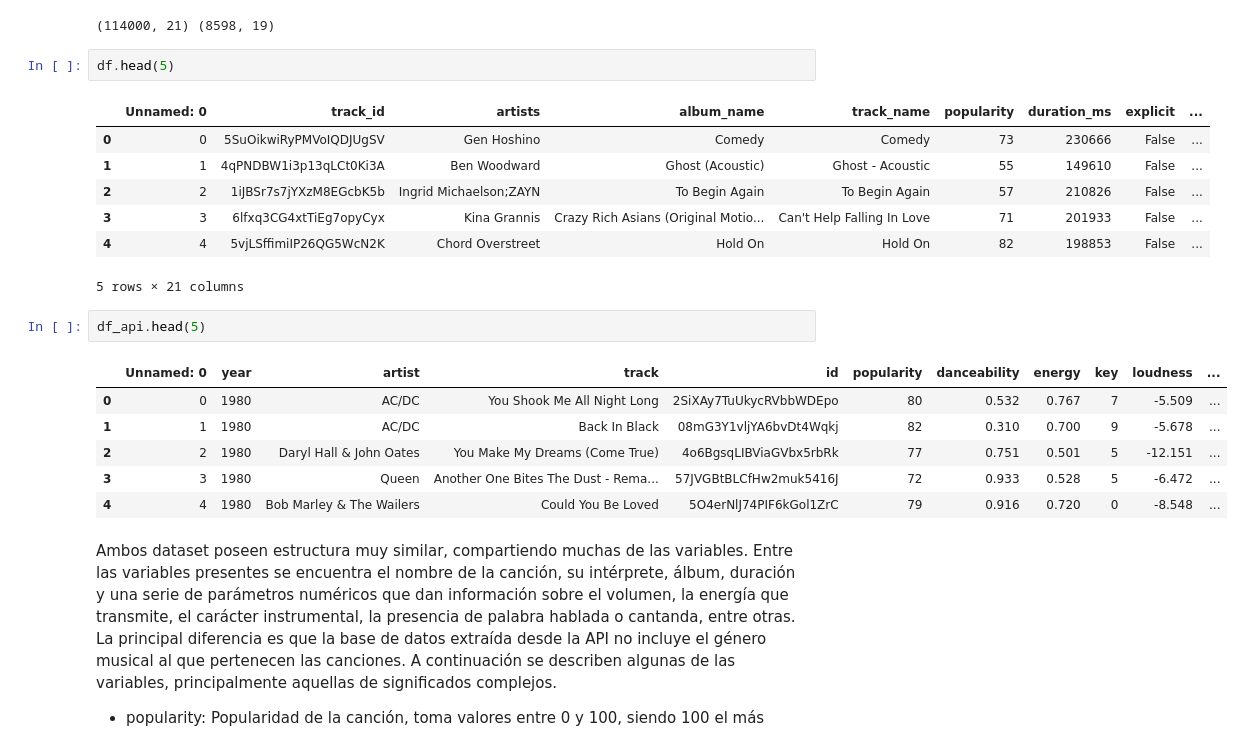
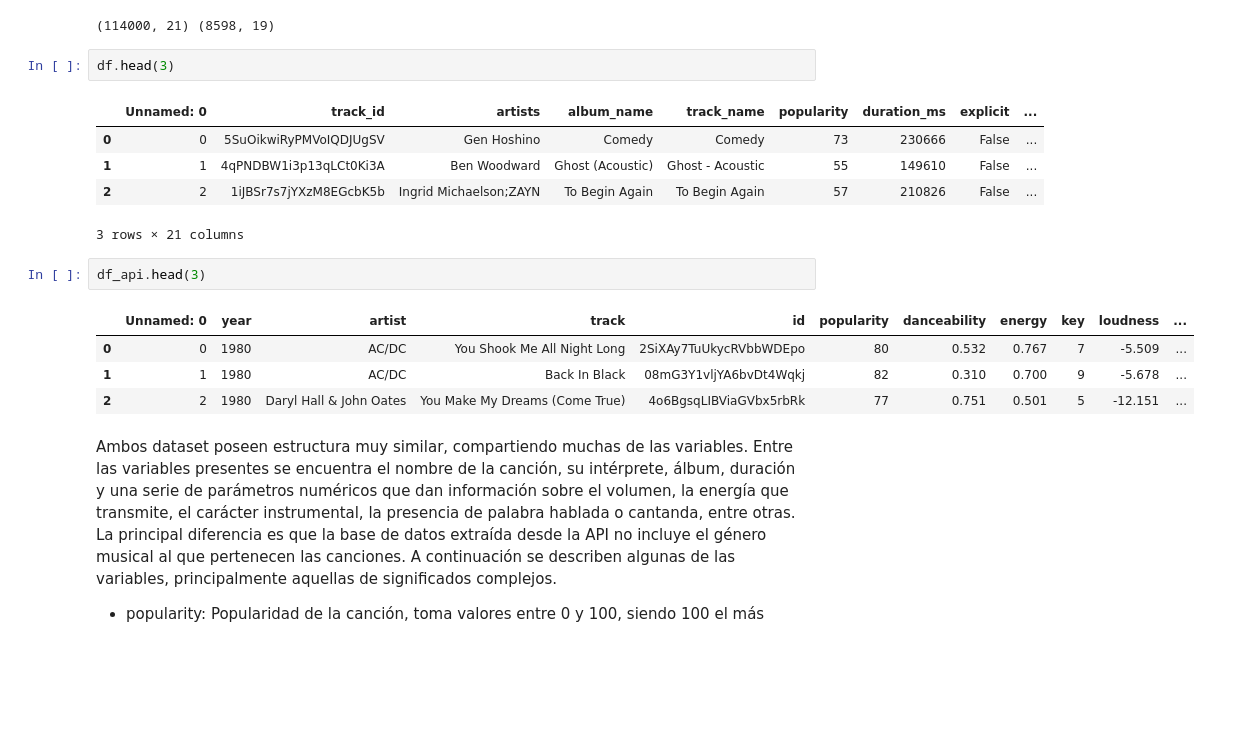
Before and after one commit to MauriJ/Data-Science, a Jupyter notebook: Desafíos/Proyecto final/Proyecto_final_Moran.ipynb, the cells around one changed output. Saved outputs shown, nothing was run; the diff lists cells and outputs as text; blank space fills up the shorter version.

```diff
--- a/Desafíos/Proyecto final/Proyecto_final_Moran.ipynb
+++ b/Desafíos/Proyecto final/Proyecto_final_Moran.ipynb
@@ -81,24 +90,20 @@ print(df.shape, df_api.shape)
 # %% [output]
 (114000, 21) (8598, 19)
 # %%
-df.head(5)
+df.head(3)
 # %% [output]
 |  | Unnamed: 0 | track_id | artists | album_name | track_name | popularity | duration_ms | explicit | ... |
 | 0 | 0 | 5SuOikwiRyPMVoIQDJUgSV | Gen Hoshino | Comedy | Comedy | 73 | 230666 | False | ... |
 | 1 | 1 | 4qPNDBW1i3p13qLCt0Ki3A | Ben Woodward | Ghost (Acoustic) | Ghost - Acoustic | 55 | 149610 | False | ... |
 | 2 | 2 | 1iJBSr7s7jYXzM8EGcbK5b | Ingrid Michaelson;ZAYN | To Begin Again | To Begin Again | 57 | 210826 | False | ... |
-| 3 | 3 | 6lfxq3CG4xtTiEg7opyCyx | Kina Grannis | Crazy Rich Asians (Original Motio... | Can't Help Falling In Love | 71 | 201933 | False | ... |
-| 4 | 4 | 5vjLSffimiIP26QG5WcN2K | Chord Overstreet | Hold On | Hold On | 82 | 198853 | False | ... |
-5 rows × 21 columns
+3 rows × 21 columns
 # %%
-df_api.head(5)
+df_api.head(3)
 # %% [output]
 |  | Unnamed: 0 | year | artist | track | id | popularity | danceability | energy | key | loudness | ... |
 | 0 | 0 | 1980 | AC/DC | You Shook Me All Night Long | 2SiXAy7TuUkycRVbbWDEpo | 80 | 0.532 | 0.767 | 7 | -5.509 | ... |
 | 1 | 1 | 1980 | AC/DC | Back In Black | 08mG3Y1vljYA6bvDt4Wqkj | 82 | 0.310 | 0.700 | 9 | -5.678 | ... |
 | 2 | 2 | 1980 | Daryl Hall & John Oates | You Make My Dreams (Come True) | 4o6BgsqLIBViaGVbx5rbRk | 77 | 0.751 | 0.501 | 5 | -12.151 | ... |
-| 3 | 3 | 1980 | Queen | Another One Bites The Dust - Rema... | 57JVGBtBLCfHw2muk5416J | 72 | 0.933 | 0.528 | 5 | -6.472 | ... |
-| 4 | 4 | 1980 | Bob Marley & The Wailers | Could You Be Loved | 5O4erNlJ74PIF6kGol1ZrC | 79 | 0.916 | 0.720 | 0 | -8.548 | ... |
 # %% [markdown]
 Ambos dataset poseen estructura muy similar, compartiendo muchas de las variables. Entre las variables presentes se encuentra el nombre de la canción, su intérprete, álbum, duración y una serie de parámetros numéricos que dan información sobre el volumen, la energía que transmite, el carácter instrumental, la presencia de palabra hablada o cantanda, entre otras. La principal diferencia es que la base de datos extraída desde la API no incluye el género musical al que pertenecen las canciones. A continuación se describen algunas de las variables, principalmente aquellas de significados complejos.
 
```
Also changed, not shown: parts of 24 cells of this notebook.
